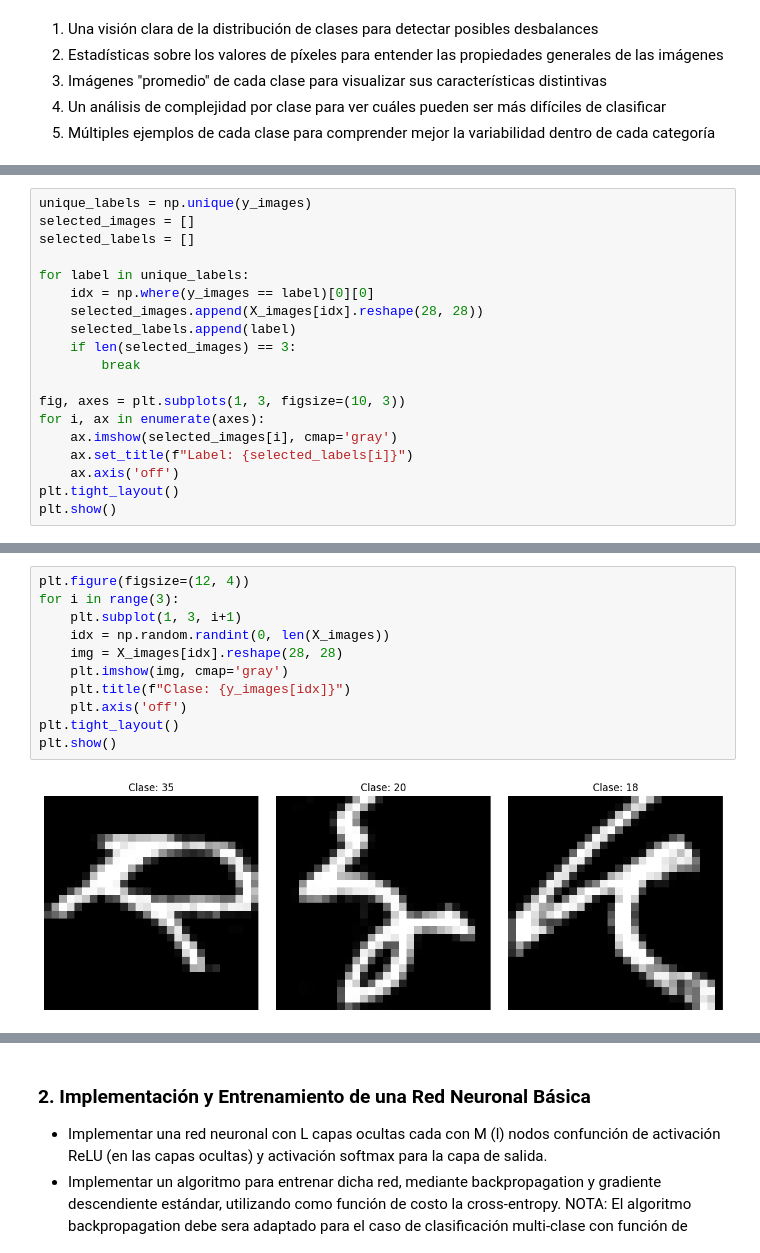
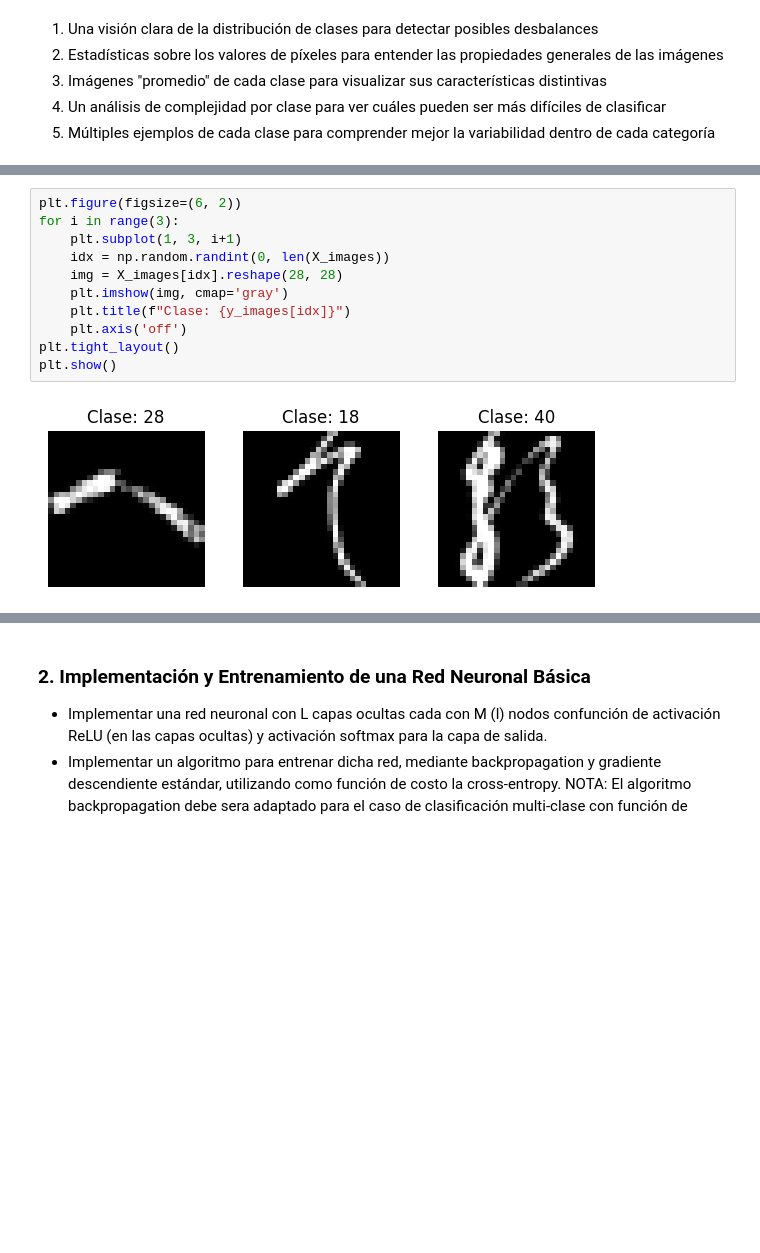
Before and after one commit to elianaostro/ML, a Jupyter notebook: Ostrovsky_Eliana_TP3/Ostrovsky_Eliana_Notebook_TP3.ipynb, the cells around one changed output, grey strips where cells are left out. Saved outputs shown, nothing was run; the diff lists cells and outputs as text; blank space fills up the shorter version.

```diff
--- a/Ostrovsky_Eliana_TP3/Ostrovsky_Eliana_Notebook_TP3.ipynb
+++ b/Ostrovsky_Eliana_TP3/Ostrovsky_Eliana_Notebook_TP3.ipynb
@@ -50,19 +59,0 @@ Número de clases únicas: 49
-# %%
-unique_labels = np.unique(y_images)
-selected_images = []
-selected_labels = []
-
-for label in unique_labels:
-    idx = np.where(y_images == label)[0][0]
-    selected_images.append(X_images[idx].reshape(28, 28))
-    selected_labels.append(label)
-    if len(selected_images) == 3:
-        break
-
-fig, axes = plt.subplots(1, 3, figsize=(10, 3))
-for i, ax in enumerate(axes):
-    ax.imshow(selected_images[i], cmap='gray')
-    ax.set_title(f"Label: {selected_labels[i]}")
-    ax.axis('off')
-plt.tight_layout()
-plt.show()
@@ -71,16 +60,16 @@ plt.show()
 # %%
-plt.figure(figsize=(12, 4))
+plt.figure(figsize=(6, 2))
 for i in range(3):
     plt.subplot(1, 3, i+1)
     idx = np.random.randint(0, len(X_images))
     img = X_images[idx].reshape(28, 28)
     plt.imshow(img, cmap='gray')
     plt.title(f"Clase: {y_images[idx]}")
     plt.axis('off')
 plt.tight_layout()
 plt.show()
 # %% [output]
-[figure, old version]
+[figure, new version]
 # %%
 X_train, X_val, X_test, y_train, y_val, y_test = stratified_split(
     X_images / 255.0 , y_images, train_ratio=0.8 * 0.8, val_ratio=0.8 * 0.2, test_ratio=0.2, random_state=42
```
Also changed, not shown: parts of 39 cells of this notebook, 52 other files.
